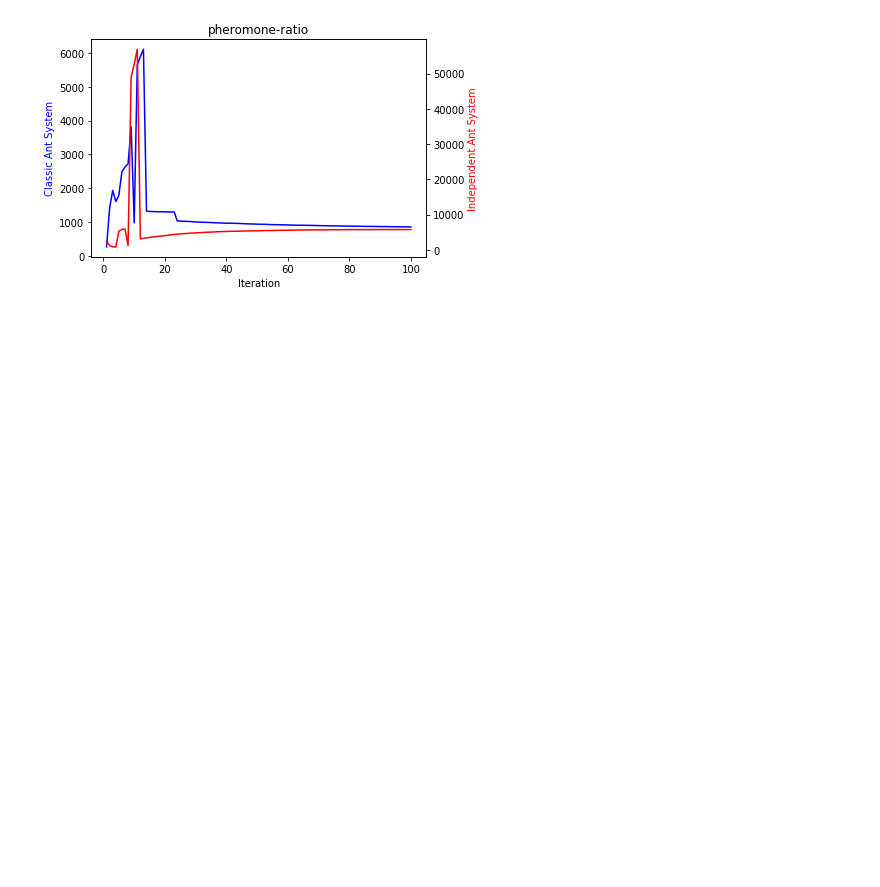
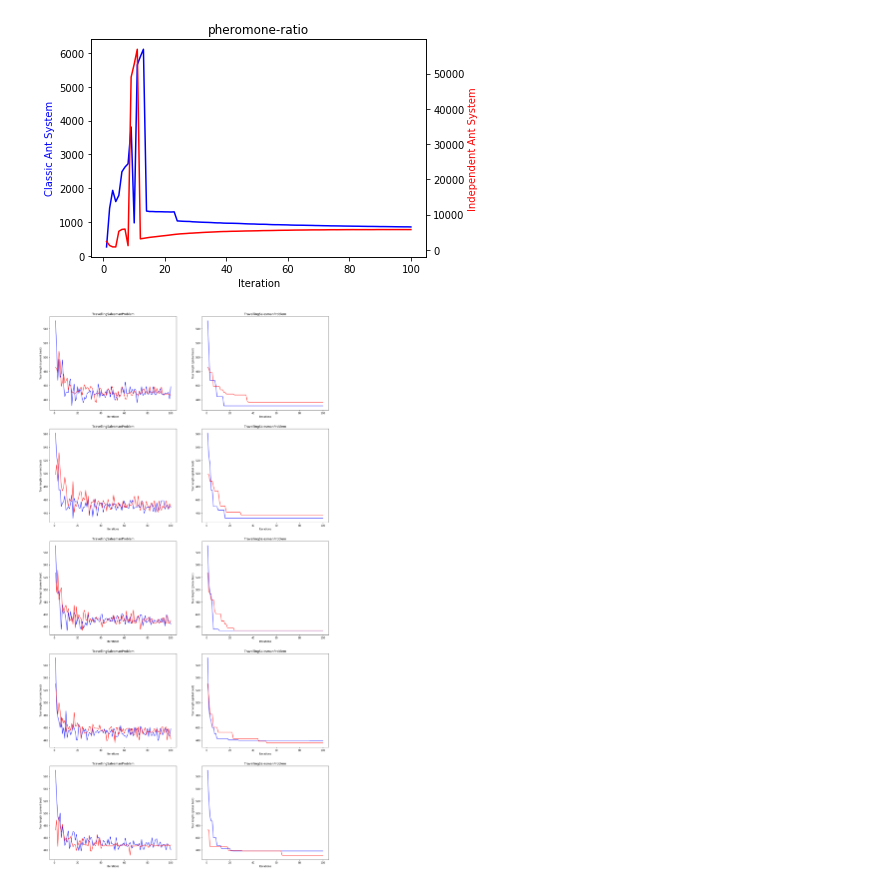
Before and after one commit to pmrukot/jacof, a Jupyter notebook: visualization.ipynb, the cells around one changed output. Cells and saved outputs as stored; diff of their text form; code cells hidden in the pictures; blank space fills up the shorter version.

Commit message:
Experiments with different alfa and beta

```diff
--- a/visualization.ipynb
+++ b/visualization.ipynb
@@ -35,3 +35,50 @@ for benchmark, i in zip(benchmarks, list(range(3))):
 [figure]
 [figure]
 [figure]
+# %%
+%matplotlib inline
+from operator import methodcaller
+from functools import reduce
+import matplotlib.pyplot as plt
+
+ant_systems = ['AntSystem', 'IndependentAntSystem']
+problems = ['TravellingSalesmanProblem']
+benchmarks = ['alfa-beta-gaussian', 'alfa-beta-gaussian-v2', 'alfa-beta-gaussian-v3', 'alfa-v1', 'alfa-v2', 'beta-v1', 'beta-v5', 'alfa-beta-v10']
+experiment_ids = ["0", "1", "2", "3", "4"]
+filenames = [system + '-' + problem + '-' + benchmark + '-' + experiment_id for problem in problems for benchmark in benchmarks for experiment_id in experiment_ids for system in ant_systems]
+
+data = {}
+
+for filename in filenames:
+    with open(filename) as file:
+        lines = list(map(methodcaller("split", ','), (filter(lambda x: x!='', file.read().split('\n')))))
+        flatten_lines = reduce(lambda x,y: x+y, lines)
+        current_best = list(map(float, flatten_lines[0::2]))
+        global_best = list(map(float, flatten_lines[1::2]))
+        data[filename] = {}
+        data[filename]['current_best'] = current_best
+        data[filename]['global_best'] = global_best
+
+# print(data)
+# print(filenames)
+# %%
+fig, axes = plt.subplots(nrows=5, ncols=2, figsize=(20, 40), facecolor='w')
+
+for i in range(5):
+    iterations = list(range(1, 101))
+    as_current_best = data[filenames[i*2]]['current_best']
+    as_global_best = data[filenames[i*2]]['global_best']
+    ias_current_best = data[filenames[i*2+1]]['current_best']
+    ias_global_best = data[filenames[i*2+1]]['global_best']
+
+    left_ax, right_ax = axes[i][0], axes[i][1]
+    left_ax.plot(iterations, as_current_best, 'b-', iterations, ias_current_best, 'r-')
+    left_ax.set_title(problem)
+    left_ax.set_xlabel('Iterations')
+    left_ax.set_ylabel('Tour length (current best)')
+    right_ax.plot(iterations, as_global_best, 'b-', iterations, ias_global_best, 'r-')
+    right_ax.set_title(problem)
+    right_ax.set_xlabel('Iterations')
+    right_ax.set_ylabel('Tour length (global best)')
+# %% [output]
+[figure, added]
```
Also changed, not shown: parts of 7 cells of this notebook, 3 other files.
